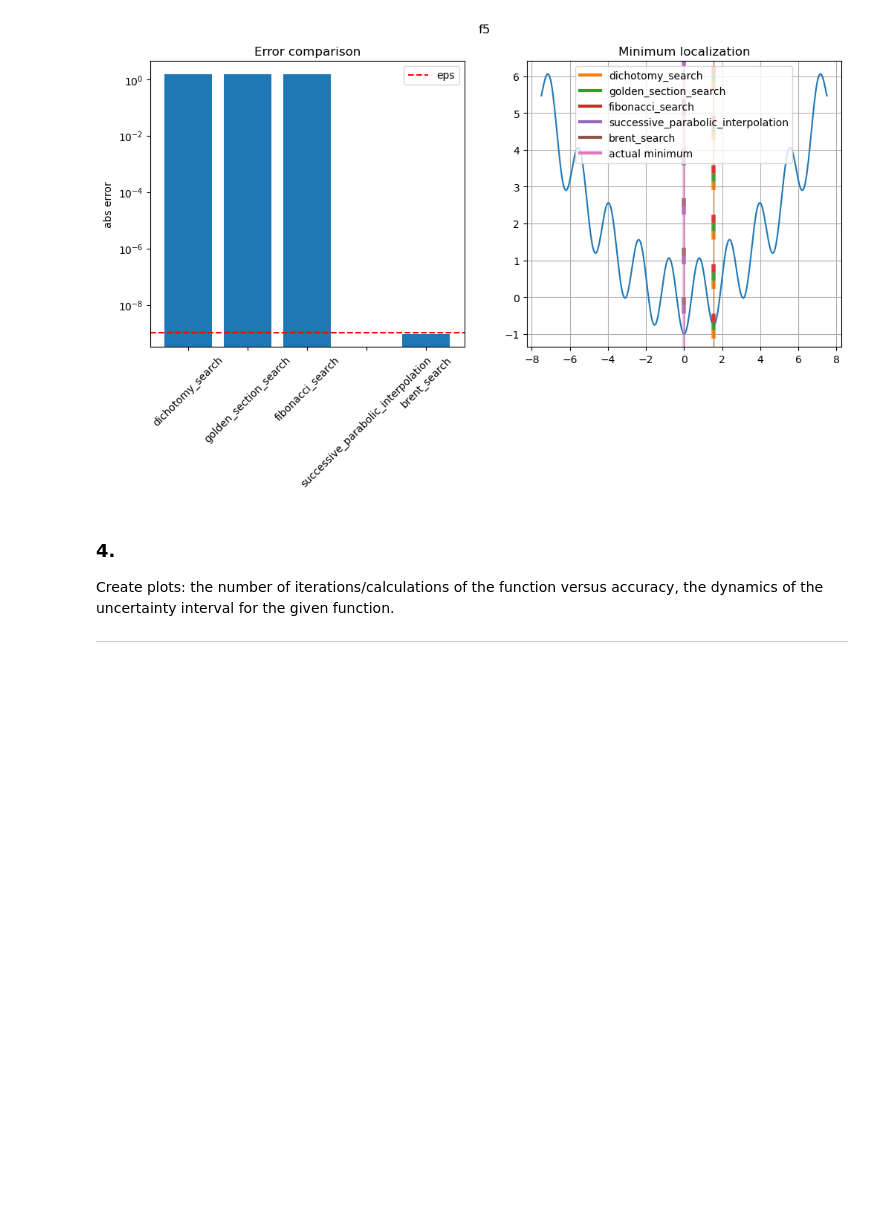
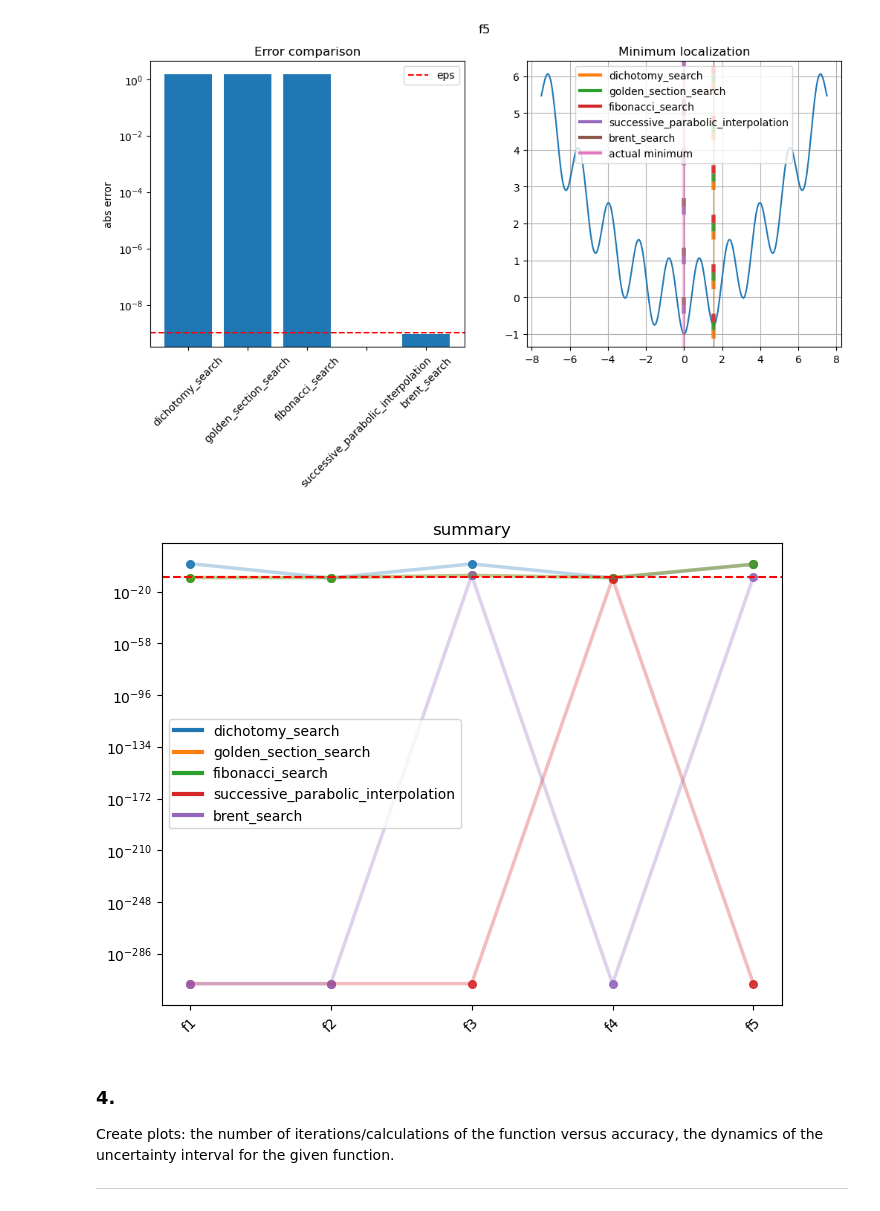
Before and after one commit to ricet8ur/optimization_labs, a Jupyter notebook: 1/search_methods.ipynb, the cells around one changed output. Cells and saved outputs as stored; diff of their text form; code cells hidden in the pictures; blank space fills up the shorter version.

```diff
--- a/1/search_methods.ipynb
+++ b/1/search_methods.ipynb
@@ -433,10 +509,9 @@ for test in tests:
     for method in search_methods:
         optimize, method_name = method
         try:
-            minx = optimize(f, a, b)
+            minx = optimize(f, a, b, eps)
         except:
-            minx = optimize(f, a + eps, b - eps)
-        # print(minx)
+            minx = optimize(f, a + eps, b - eps, eps)
         error = np.abs(minx - 0)
         g.setdefault(test_name, dict())[method_name] = error
 
@@ -489,13 +564,13 @@ for test_name, d in g.items():
         plt.axvline(e, color=c.get_color(), alpha=0.4, lw=1)
         plt.axvline(
             e,
-            dashes=[0.,q * dash_len, dash_len, (q_sz - q) * dash_len],
+            dashes=[0.0, q * dash_len, dash_len, (q_sz - q) * dash_len],
             color=c.get_color(),
             alpha=0.9,
             lw=4,
         )
     q += 1
-    c,=plt.plot([], [], label='actual minimum', alpha=1,lw=3)
+    (c,) = plt.plot([], [], label="actual minimum", alpha=1, lw=3)
     plt.axvline(0, color=c.get_color(), alpha=0.4, lw=3)
     plt.legend(loc=9)
     plt.grid(True)
@@ -595,9 +674,9 @@ for test in tests:
     for method in search_methods:
         optimize, method_name = method
         try:
-            minx = optimize(f, a, b)
+            minx = optimize(f, a, b, eps)
         except:
-            minx = optimize(f, a + eps, b - eps)
+            minx = optimize(f, a + eps, b - eps, eps)
         # print(minx)
         error = np.abs(minx - 0)
         g.setdefault(test_name, dict())[method_name] = error
@@ -651,13 +730,13 @@ for test_name, d in g.items():
         plt.axvline(e, color=c.get_color(), alpha=0.4, lw=1)
         plt.axvline(
             e,
-            dashes=[0.,q * dash_len, dash_len, (q_sz - q) * dash_len],
+            dashes=[0.0, q * dash_len, dash_len, (q_sz - q) * dash_len],
             color=c.get_color(),
             alpha=0.9,
             lw=4,
         )
     q += 1
-    c,=plt.plot([], [], label='actual minimum', alpha=1,lw=3)
+    (c,) = plt.plot([], [], label="actual minimum", alpha=1, lw=3)
     plt.axvline(0, color=c.get_color(), alpha=0.4, lw=3)
     plt.legend(loc=9)
     plt.grid(True)
@@ -668,6 +747,31 @@ for test_name, d in g.items():
 [figure]
 [figure]
 [figure]
+# %%
+# summary
+# transpose dict
+gt = dict()
+for test_name, d in g.items():
+    for method_name, e in d.items():
+        gt.setdefault(method_name, dict())[test_name] = (
+            e if e != 0.0 else np.finfo(float).smallest_normal / 2
+        )
+plt.figure(figsize=(8, 6))
+for method_name, e in gt.items():
+    (c,) = plt.plot(e.keys(), e.values(), alpha=0.3, lw=2.5)
+    col = c.get_color()
+    # points
+    plt.scatter(e.keys(), e.values(), color=col, s=30, alpha=0.9)
+    # legend
+    plt.plot([], [], color=col, label=method_name, alpha=1, lw=3)
+plt.yscale("log")
+plt.xticks(rotation=45)
+plt.axhline(eps, linestyle="--", color="red")
+plt.title("summary")
+plt.legend()
+plt.show()
+# %% [output]
+[figure, added]
 # %% [markdown]
 ### 4.
 Create plots: the number of iterations/calculations of the function versus accuracy, the dynamics of the uncertainty interval for the given function.
```
Also changed, not shown: parts of 13 cells of this notebook.
